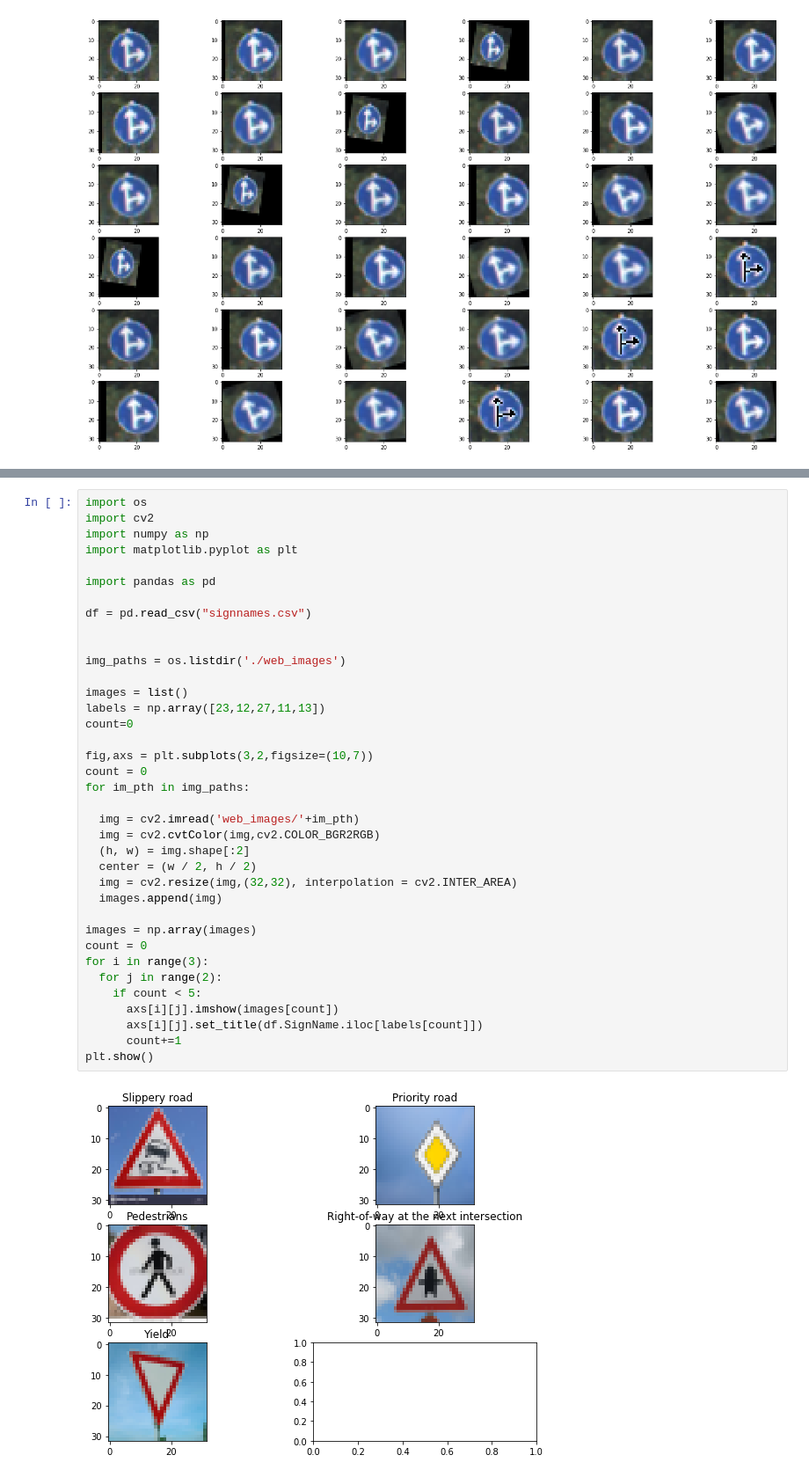
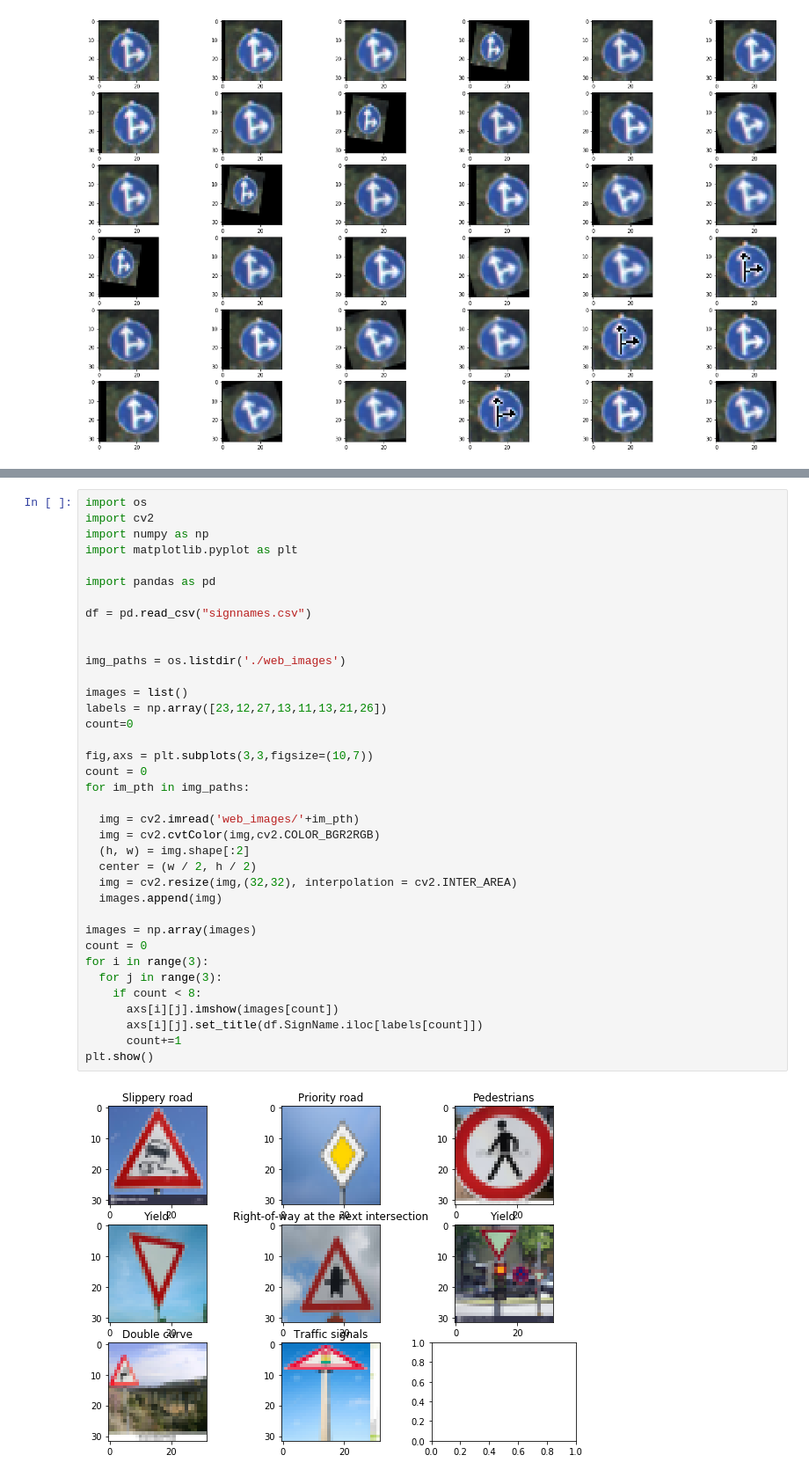
Before and after one commit to srikanthadya/Traffic-Signal-Classification, a Jupyter notebook: Traffic-Sign-Classifier.ipynb, the cells around one changed output, grey strips where cells are left out. Shown at 88% size. Saved outputs shown, nothing was run; the diff lists cells and outputs as text.

```diff
--- a/Traffic-Sign-Classifier.ipynb
+++ b/Traffic-Sign-Classifier.ipynb
@@ -323,38 +359,38 @@ import numpy as np
 import matplotlib.pyplot as plt
 
 import pandas as pd
 
 df = pd.read_csv("signnames.csv")
 
 
 img_paths = os.listdir('./web_images')
 
 images = list()
-labels = np.array([23,12,27,11,13])
+labels = np.array([23,12,27,13,11,13,21,26])
 count=0
 
-fig,axs = plt.subplots(3,2,figsize=(10,7))
+fig,axs = plt.subplots(3,3,figsize=(10,7))
 count = 0
 for im_pth in img_paths:
 
   img = cv2.imread('web_images/'+im_pth)
   img = cv2.cvtColor(img,cv2.COLOR_BGR2RGB)
   (h, w) = img.shape[:2]
   center = (w / 2, h / 2)
   img = cv2.resize(img,(32,32), interpolation = cv2.INTER_AREA)
   images.append(img)
 
 images = np.array(images)
 count = 0
 for i in range(3):
-  for j in range(2):
-    if count < 5:
+  for j in range(3):
+    if count < 8:
       axs[i][j].imshow(images[count])
       axs[i][j].set_title(df.SignName.iloc[labels[count]])
       count+=1
 plt.show()
 # %% [output]
-[figure, old version]
+[figure, new version]
 # %% [markdown]
 ## Predict using trained model
 
```
Also changed, not shown: parts of 4 cells of this notebook, 5 other files.
